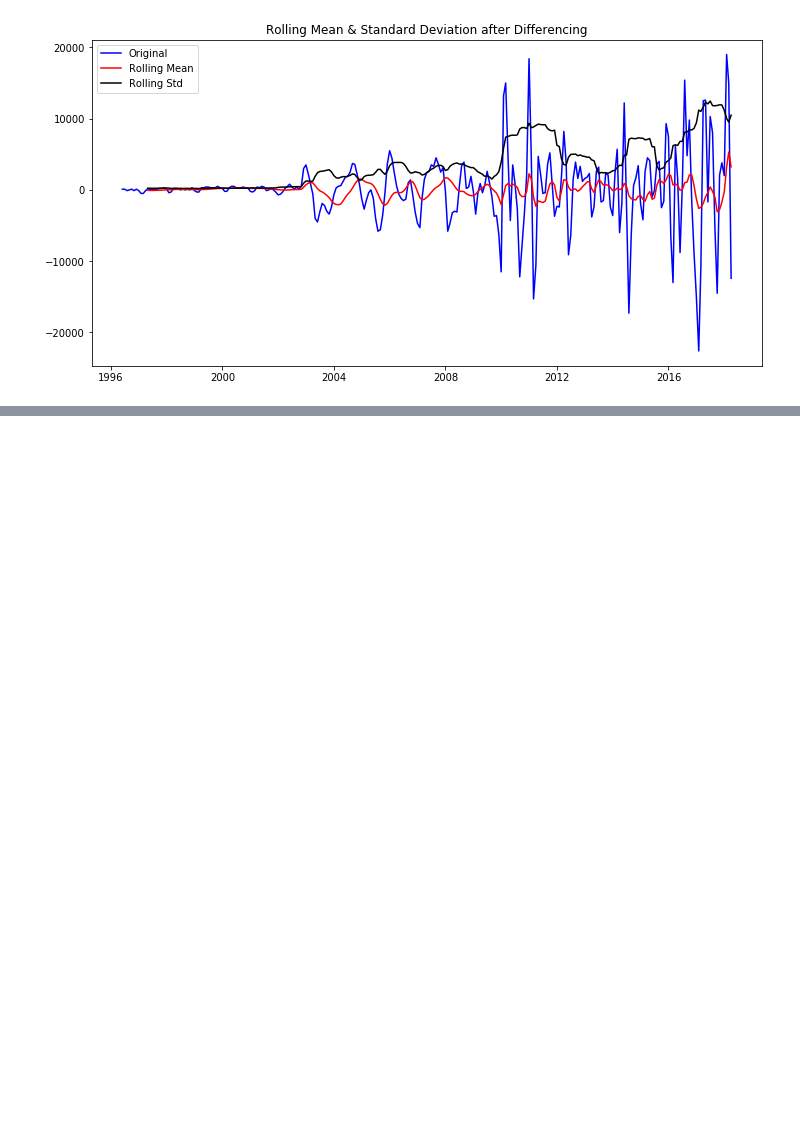
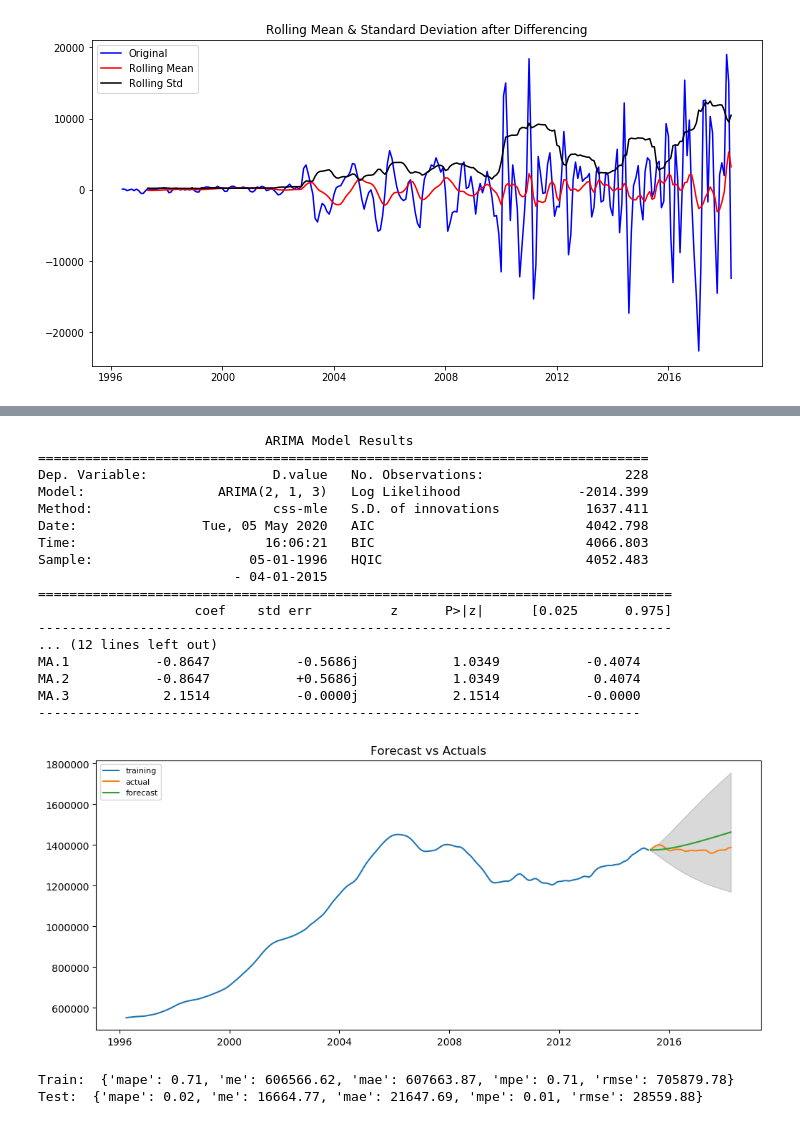
Before and after one commit to mcerow/TriState_Glory, a Jupyter notebook: Connecticut.ipynb, the cells around one changed output, grey strips where cells are left out. Cells and saved outputs as stored; diff of their text form; code cells hidden in the pictures; blank space fills up the shorter version.

```diff
--- a/Connecticut.ipynb
+++ b/Connecticut.ipynb
@@ -444,0 +455,56 @@ plt.show()
+# %%
+model = ARIMA(train, order=(2, 1, 3))
+fitted = model.fit(disp=-1)
+print(fitted.summary())
+# Forecast
+train_predict = fitted.forecast(229, alpha=0.05)
+test_fc, se, conf = fitted.forecast(36, alpha=0.05)  # 95% conf
+# Make as pandas series
+fc_series = pd.Series(test_fc, index=test.index)
+lower_series = pd.Series(conf[:, 0], index=test.index)
+upper_series = pd.Series(conf[:, 1], index=test.index)
+# Plot
+plt.figure(figsize=(12,5), dpi=100)
+plt.plot(train, label='training')
+plt.plot(test, label='actual')
+plt.plot(fc_series, label='forecast')
+plt.fill_between(lower_series.index, lower_series, upper_series,
+                 color='k', alpha=.15)
+plt.title('Forecast vs Actuals')
+plt.legend(loc='upper left', fontsize=8)
+plt.show()
+# %% [output]
+                             ARIMA Model Results
+==============================================================================
+Dep. Variable:                D.value   No. Observations:                  228
+Model:                 ARIMA(2, 1, 3)   Log Likelihood               -2014.399
+Method:                       css-mle   S.D. of innovations           1637.411
+Date:                Tue, 05 May 2020   AIC                           4042.798
+Time:                        16:06:21   BIC                           4066.803
+Sample:                    05-01-1996   HQIC                          4052.483
+                         - 04-01-2015
+=================================================================================
+                    coef    std err          z      P>|z|      [0.025      0.975]
+---------------------------------------------------------------------------------
+... (12 lines left out)
+MA.1           -0.8647           -0.5686j            1.0349           -0.4074
+MA.2           -0.8647           +0.5686j            1.0349            0.4074
+MA.3            2.1514           -0.0000j            2.1514           -0.0000
+-----------------------------------------------------------------------------
+[figure, added]
+# %%
+def forecast_accuracy(forecast, actual):
+    mape = round(np.mean(np.abs(forecast - actual)/np.abs(actual)), 2)  # MAPE
+    me = round(np.mean(forecast - actual), 2)             # ME
+    mae = round(np.mean(np.abs(forecast - actual)), 2)    # MAE
+    mpe = round(np.mean((forecast - actual)/actual), 2)   # MPE
+    rmse = round(np.mean((forecast - actual)**2)**.5, 2)  # RMSE
+
+    return({'mape':mape, 'me':me, 'mae': mae,
+            'mpe': mpe, 'rmse':rmse})
+
+print("Train: ", forecast_accuracy(train_predict[0], train.values))
+print("Test: ", forecast_accuracy(test_fc, test.values))
+# %% [output]
+Train:  {'mape': 0.71, 'me': 606566.62, 'mae': 607663.87, 'mpe': 0.71, 'rmse': 705879.78}
+Test:  {'mape': 0.02, 'me': 16664.77, 'mae': 21647.69, 'mpe': 0.01, 'rmse': 28559.88}
```
Also changed, not shown: parts of 22 cells of this notebook.
